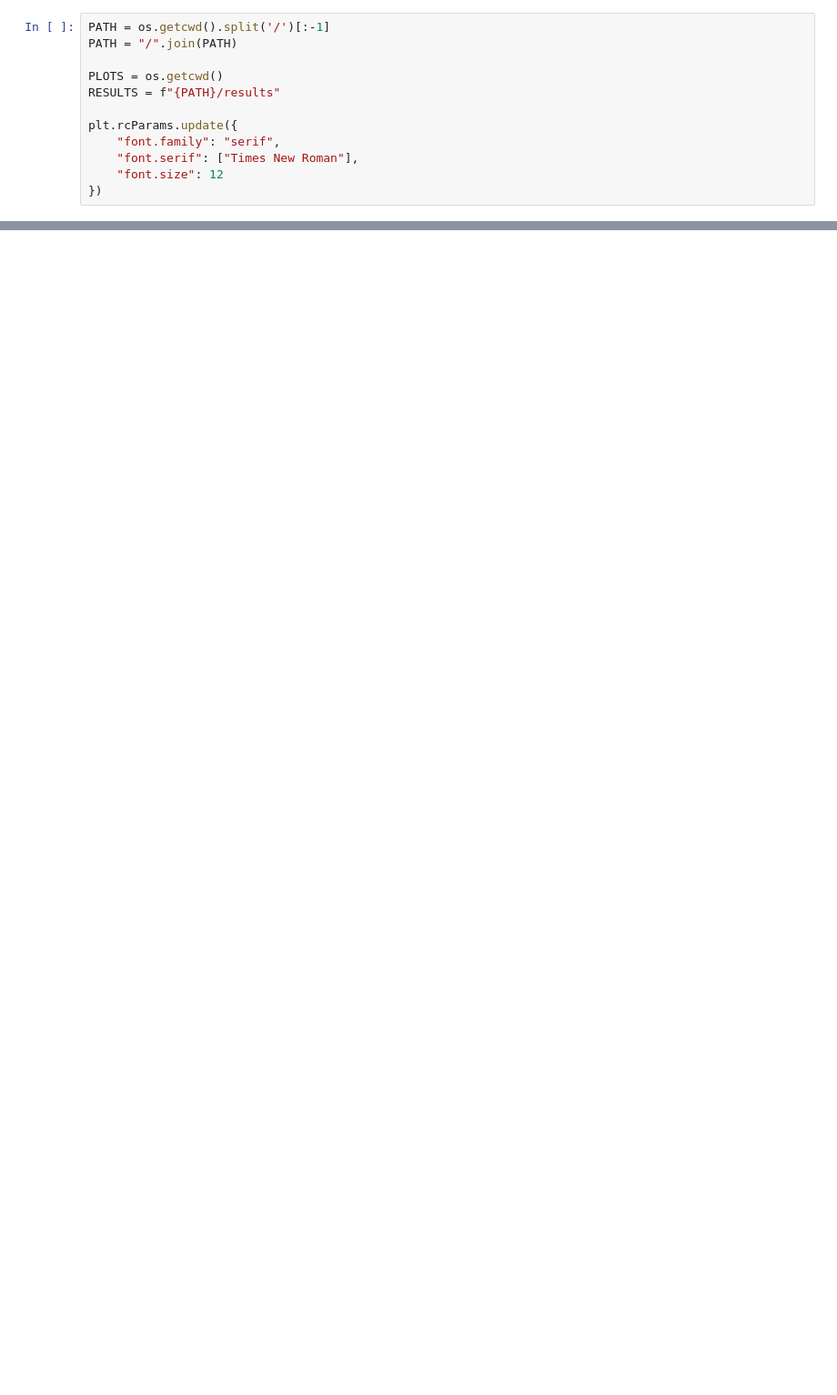
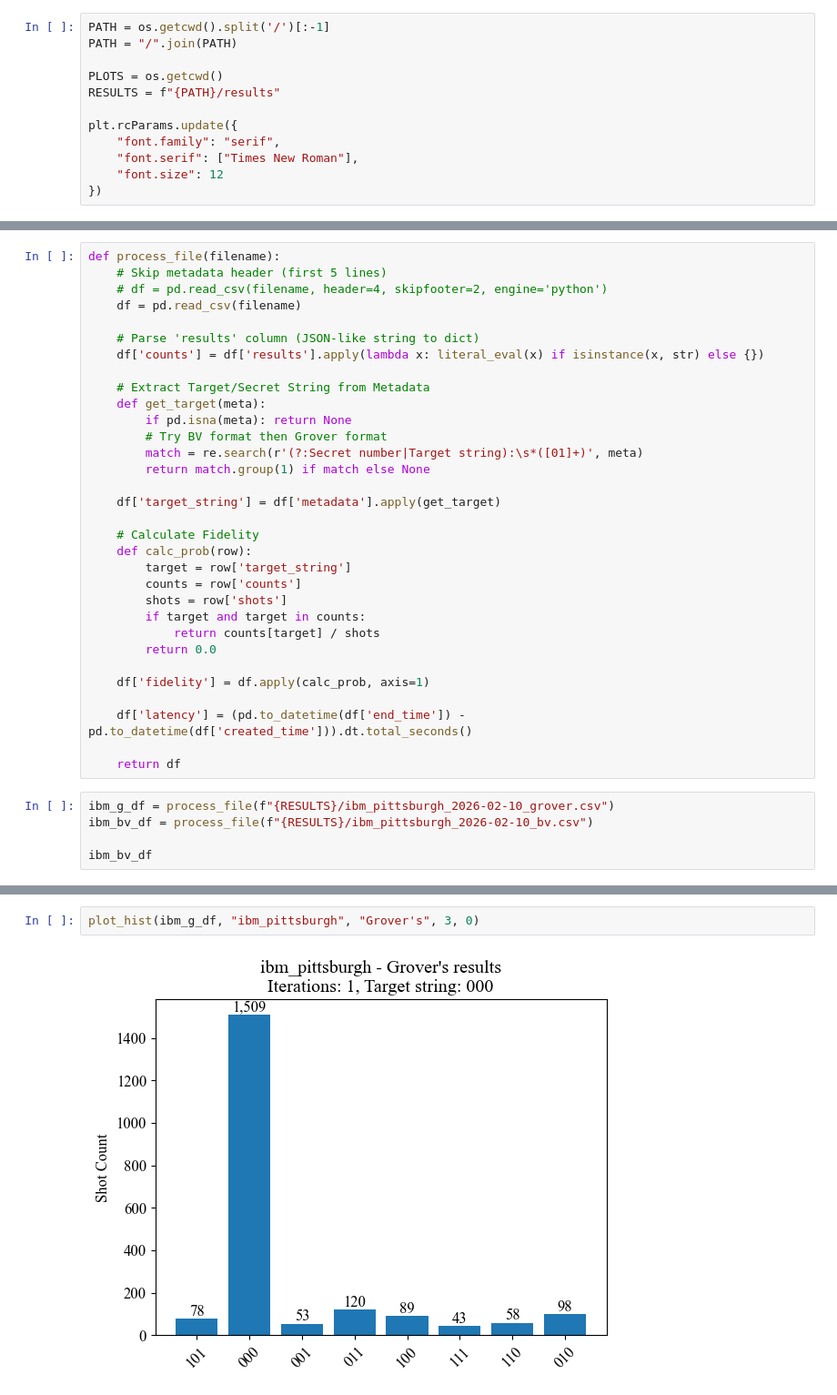
Before and after one commit to AstroLando/QMAP, a Jupyter notebook: plots/plot_results.ipynb, the cells around one changed output, grey strips where cells are left out. Shown at 91% size. Saved outputs shown, nothing was run; the diff lists cells and outputs as text; blank space fills up the shorter version.

```diff
--- a/plots/plot_results.ipynb
+++ b/plots/plot_results.ipynb
@@ -392,0 +21,37 @@ plt.show()
+# %%
+def process_file(filename):
+    # Skip metadata header (first 5 lines)
+    # df = pd.read_csv(filename, header=4, skipfooter=2, engine='python')
+    df = pd.read_csv(filename)
+
+    # Parse 'results' column (JSON-like string to dict)
+    df['counts'] = df['results'].apply(lambda x: literal_eval(x) if isinstance(x, str) else {})
+
+    # Extract Target/Secret String from Metadata
+    def get_target(meta):
+        if pd.isna(meta): return None
+        # Try BV format then Grover format
+        match = re.search(r'(?:Secret number|Target string):\s*([01]+)', meta)
+        return match.group(1) if match else None
+
+    df['target_string'] = df['metadata'].apply(get_target)
+
+    # Calculate Fidelity
+    def calc_prob(row):
+        target = row['target_string']
+        counts = row['counts']
+        shots = row['shots']
+        if target and target in counts:
+            return counts[target] / shots
+        return 0.0
+
+    df['fidelity'] = df.apply(calc_prob, axis=1)
+
+    df['latency'] = (pd.to_datetime(df['end_time']) - pd.to_datetime(df['created_time'])).dt.total_seconds()
+
+    return df
+# %%
+ibm_g_df = process_file(f"{RESULTS}/ibm_pittsburgh_2026-02-10_grover.csv")
+ibm_bv_df = process_file(f"{RESULTS}/ibm_pittsburgh_2026-02-10_bv.csv")
+
+ibm_bv_df
@@ -392,0 +207,4 @@ plt.show()
+# %%
+plot_hist(ibm_g_df, "ibm_pittsburgh", "Grover's", 3, 0)
+# %% [output]
+[figure, added]
```
Also changed, not shown: parts of 38 cells of this notebook, 37 other files.
